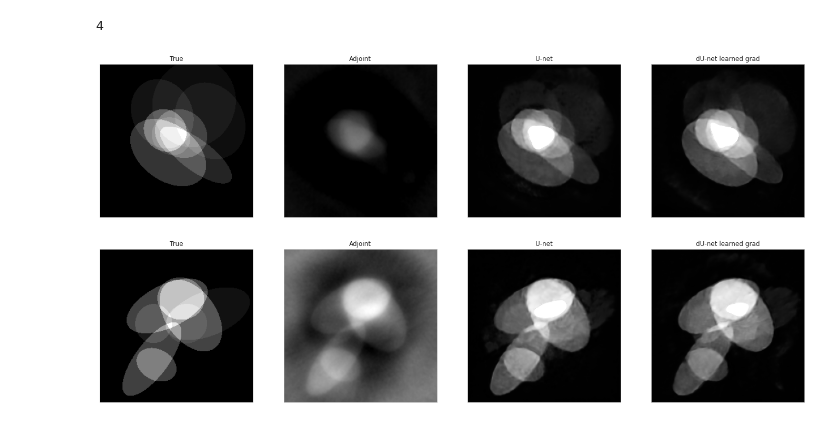
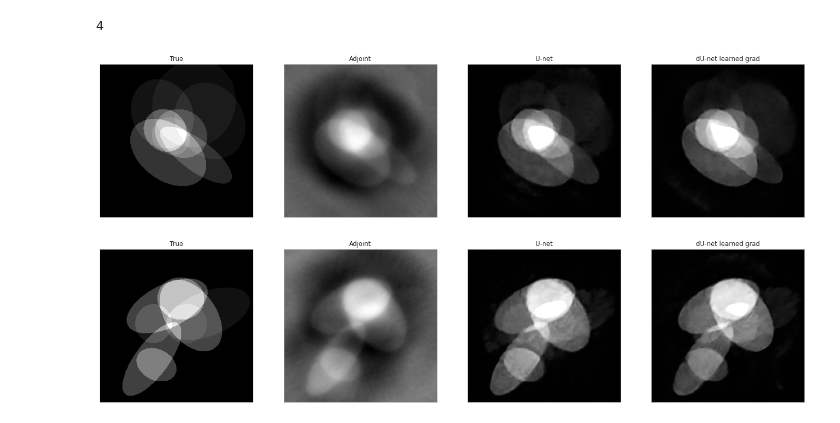
Before and after one commit to astro-informatics/LeIA, a Jupyter notebook: notebooks/visualise_results-LLPS.ipynb, the cells around one changed output. Cells and saved outputs as stored; diff of their text form; code cells hidden in the pictures.

```diff
--- a/notebooks/visualise_results-LLPS.ipynb
+++ b/notebooks/visualise_results-LLPS.ipynb
@@ -87,9 +87,9 @@ len(train_ims)
 4
 # %%
 i=0
-compare([ims[i] for ims in train_ims], ncols=3, nrows=1, titles=train_titles, same_scale=True)
+compare([ims[i] for ims in train_ims], ncols=3, nrows=1, titles=train_titles, same_scale=False)
 # %% [output]
-[figure, old version]
+[figure, new version]
 # %%
 for i in range(1,5):
     compare([ims[i] for ims in train_ims], ncols=3, nrows=1, titles=train_titles, same_scale=False)
```
Also changed, not shown: 22 other files.
